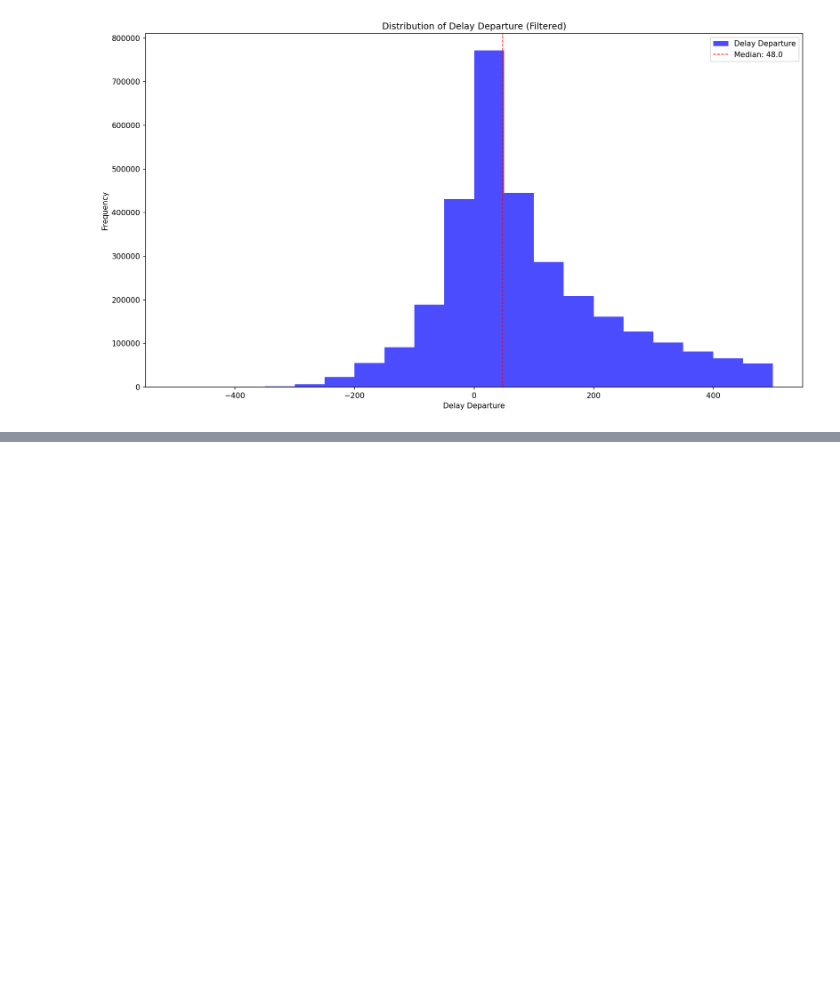
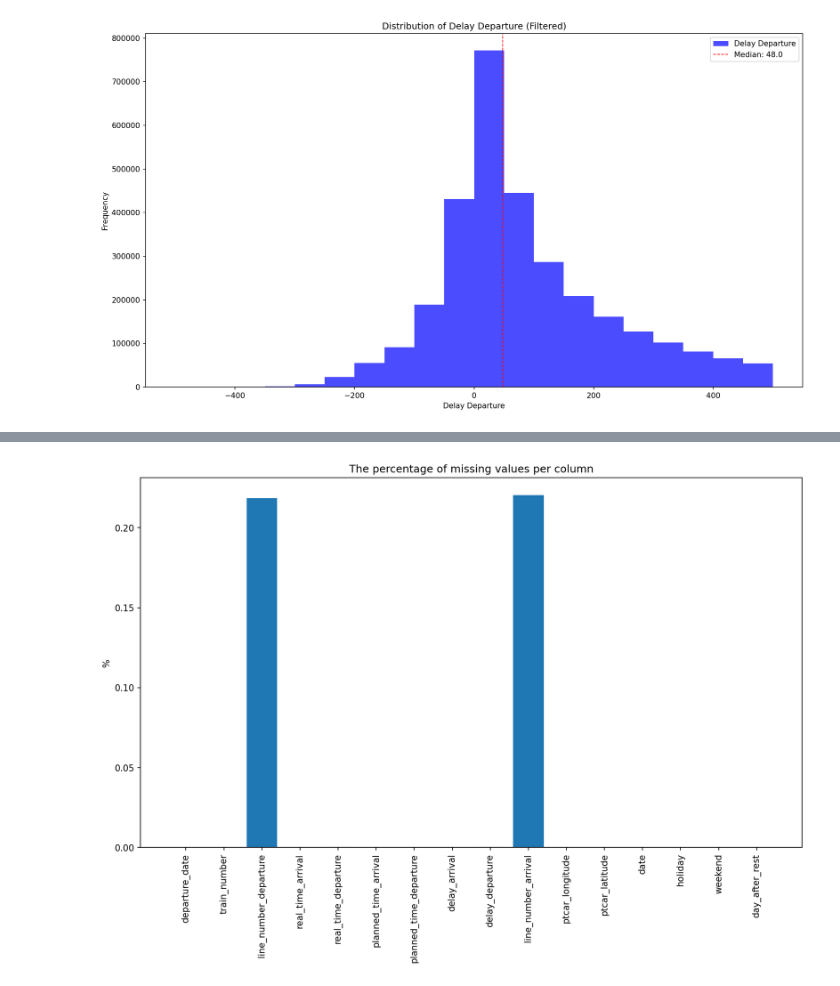
Before and after one commit to LeiY769/DataProject, a Jupyter notebook: Modeling/lines.ipynb, the cells around one changed output, grey strips where cells are left out. Cells and saved outputs as stored; diff of their text form; code cells hidden in the pictures; blank space fills up the shorter version.

```diff
--- a/Modeling/lines.ipynb
+++ b/Modeling/lines.ipynb
@@ -256,0 +311,21 @@ Road: 56
+# %%
+merged_df.loc[merged_df.index[::57], "delay_arrival"] = 0
+
+merged_df.loc[merged_df.index[::57], "real_time_arrival"] = merged_df.loc[merged_df.index[::57], "real_time_departure"]
+merged_df.loc[merged_df.index[::57], "planned_time_arrival"] = merged_df.loc[merged_df.index[::57], "planned_time_departure"]
+merged_df.loc[merged_df.index[::57], "line_number_arrival"] = merged_df.loc[merged_df.index[::57], "line_number_departure"]
+
+
+merged_df.loc[merged_df.index[56::57], "line_number_departure"] = 162
+merged_df.loc[merged_df.index[56::57], "line_number_arrival"] = 162
+
+index = merged_df.index[56::57]
+mask = merged_df.loc[index, "real_time_departure"] == None
+merged_df.loc[index, "real_time_departure"] = merged_df.loc[index, "real_time_arrival"]
+
+mask = merged_df.loc[index, "planned_time_departure"] == None
+merged_df.loc[index, "planned_time_departure"] = merged_df.loc[index, "planned_time_arrival"]
+
+mask = merged_df.loc[index, "delay_departure"] == None
+merged_df.loc[index, "delay_departure"] = merged_df.loc[index, "delay_arrival"]
+print(merged_df.iloc[56::57])
@@ -256,0 +350,11 @@ Road: 56
+# %%
+fig, ax = plt.subplots(figsize=(13.33, 7.5), dpi=150)
+ax.bar(merged_df.columns, merged_df.isna().sum() / merged_df.shape[0] * 100)
+plt.xticks(rotation=90)
+plt.ylabel("%")
+plt.title("The percentage of missing values per column")
+plt.show()
+
+print(merged_df.isnull().sum())
+# %% [output]
+[figure, added]
```
Also changed, not shown: parts of 26 cells of this notebook, 1 other file.
